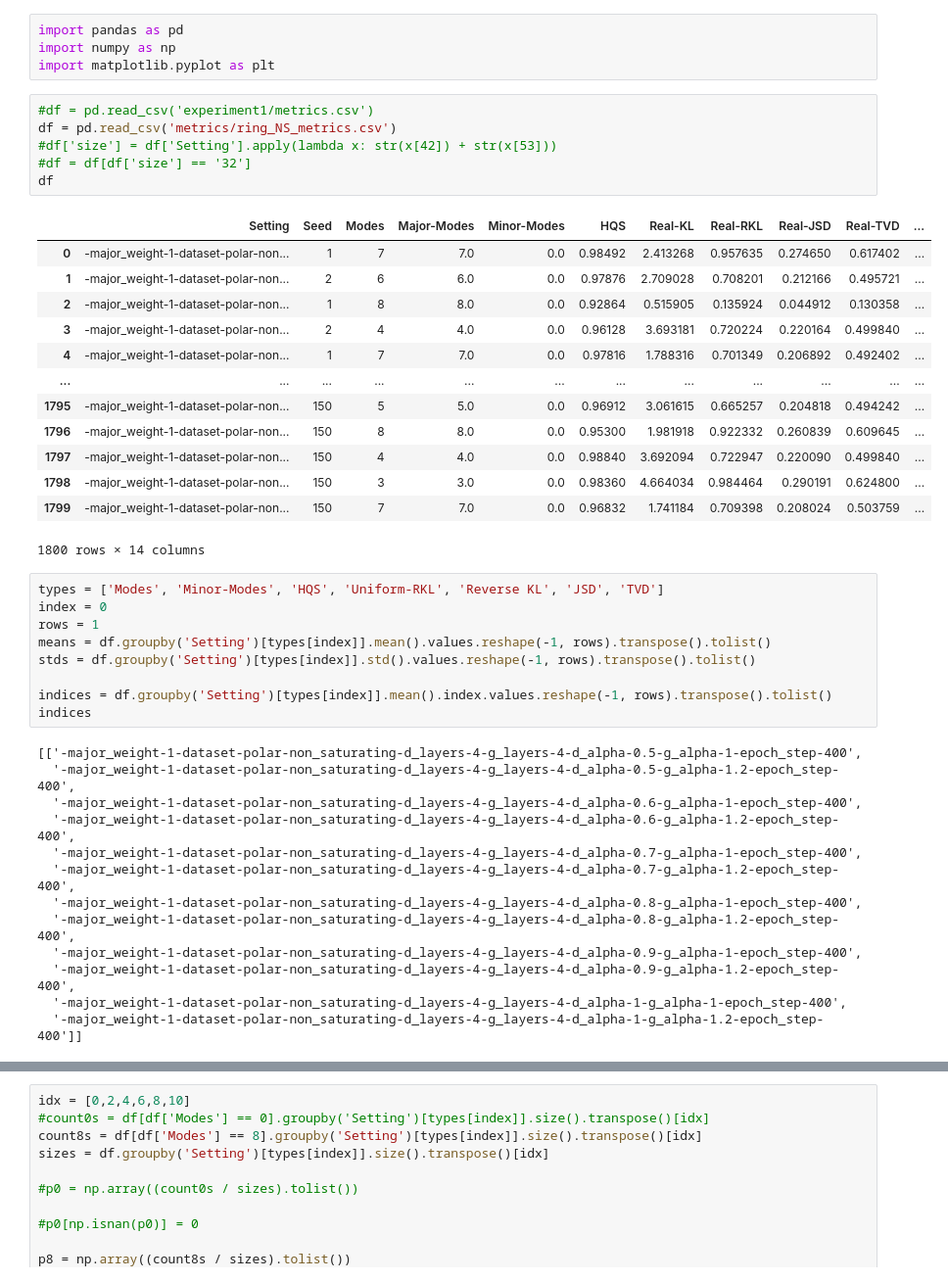
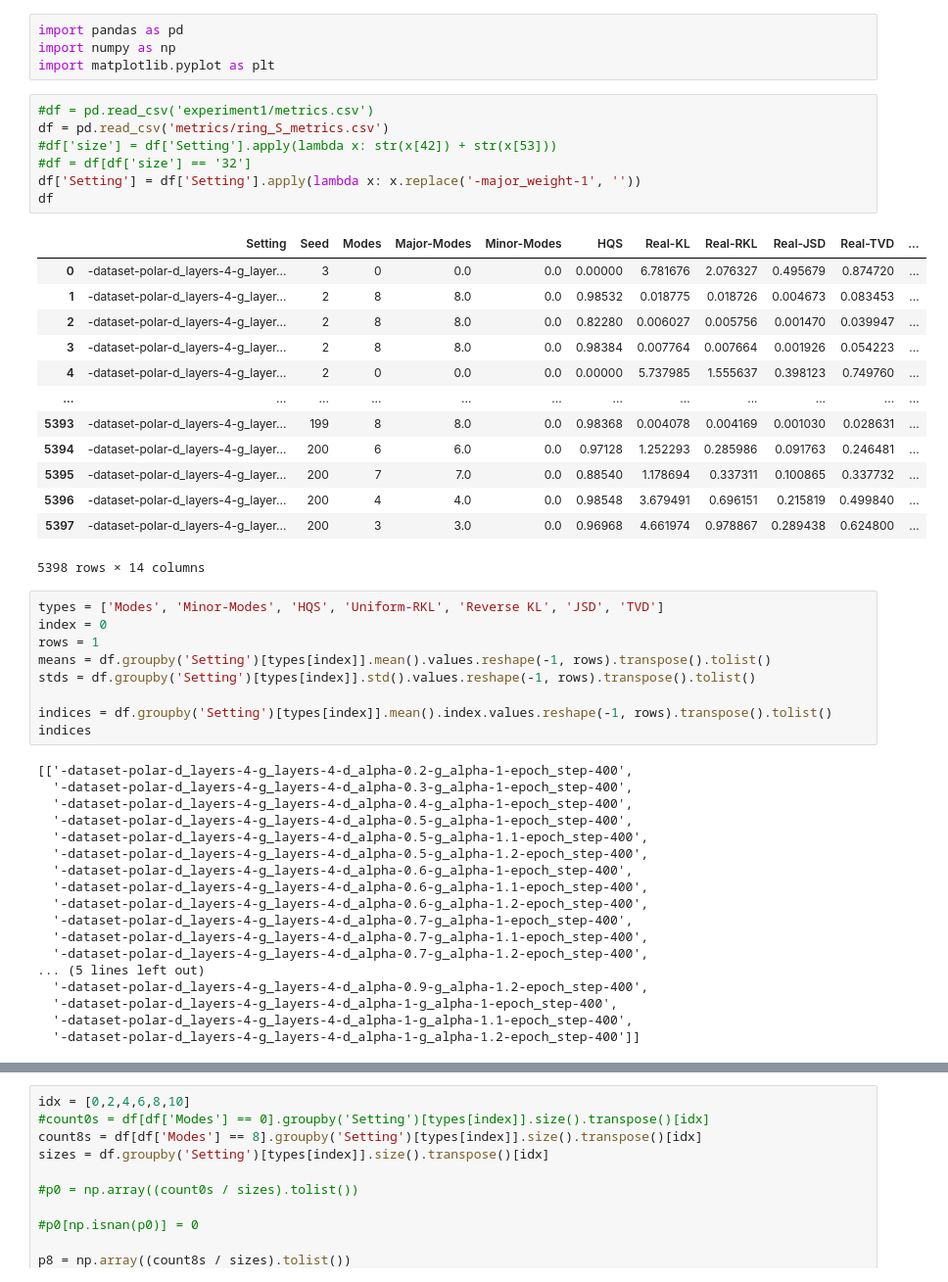
Before and after one commit to SankarLab/AlphaGan-Papers-Results, a Jupyter notebook: metric_processing.ipynb, the cells around one changed output, grey strips where cells are left out. Shown at 98% size. Cells and saved outputs as stored; diff of their text form.

```diff
--- a/metric_processing.ipynb
+++ b/metric_processing.ipynb
@@ -4,24 +4,25 @@ import numpy as np
 import matplotlib.pyplot as plt
 # %%
 #df = pd.read_csv('experiment1/metrics.csv')
-df = pd.read_csv('metrics/ring_NS_metrics.csv')
+df = pd.read_csv('metrics/ring_S_metrics.csv')
 #df['size'] = df['Setting'].apply(lambda x: str(x[42]) + str(x[53]))
 #df = df[df['size'] == '32']
+df['Setting'] = df['Setting'].apply(lambda x: x.replace('-major_weight-1', ''))
 df
 # %% [output]
 |  | Setting | Seed | Modes | Major-Modes | Minor-Modes | HQS | Real-KL | Real-RKL | Real-JSD | Real-TVD | ... |
-| 0 | -major_weight-1-dataset-polar-non... | 1 | 7 | 7.0 | 0.0 | 0.98492 | 2.413268 | 0.957635 | 0.274650 | 0.617402 | ... |
-| 1 | -major_weight-1-dataset-polar-non... | 2 | 6 | 6.0 | 0.0 | 0.97876 | 2.709028 | 0.708201 | 0.212166 | 0.495721 | ... |
-| 2 | -major_weight-1-dataset-polar-non... | 1 | 8 | 8.0 | 0.0 | 0.92864 | 0.515905 | 0.135924 | 0.044912 | 0.130358 | ... |
-| 3 | -major_weight-1-dataset-polar-non... | 2 | 4 | 4.0 | 0.0 | 0.96128 | 3.693181 | 0.720224 | 0.220164 | 0.499840 | ... |
-| 4 | -major_weight-1-dataset-polar-non... | 1 | 7 | 7.0 | 0.0 | 0.97816 | 1.788316 | 0.701349 | 0.206892 | 0.492402 | ... |
+| 0 | -dataset-polar-d_layers-4-g_layer... | 3 | 0 | 0.0 | 0.0 | 0.00000 | 6.781676 | 2.076327 | 0.495679 | 0.874720 | ... |
+| 1 | -dataset-polar-d_layers-4-g_layer... | 2 | 8 | 8.0 | 0.0 | 0.98532 | 0.018775 | 0.018726 | 0.004673 | 0.083453 | ... |
+| 2 | -dataset-polar-d_layers-4-g_layer... | 2 | 8 | 8.0 | 0.0 | 0.82280 | 0.006027 | 0.005756 | 0.001470 | 0.039947 | ... |
+| 3 | -dataset-polar-d_layers-4-g_layer... | 2 | 8 | 8.0 | 0.0 | 0.98384 | 0.007764 | 0.007664 | 0.001926 | 0.054223 | ... |
+| 4 | -dataset-polar-d_layers-4-g_layer... | 2 | 0 | 0.0 | 0.0 | 0.00000 | 5.737985 | 1.555637 | 0.398123 | 0.749760 | ... |
 | ... | ... | ... | ... | ... | ... | ... | ... | ... | ... | ... | ... |
-| 1795 | -major_weight-1-dataset-polar-non... | 150 | 5 | 5.0 | 0.0 | 0.96912 | 3.061615 | 0.665257 | 0.204818 | 0.494242 | ... |
-| 1796 | -major_weight-1-dataset-polar-non... | 150 | 8 | 8.0 | 0.0 | 0.95300 | 1.981918 | 0.922332 | 0.260839 | 0.609645 | ... |
-| 1797 | -major_weight-1-dataset-polar-non... | 150 | 4 | 4.0 | 0.0 | 0.98840 | 3.692094 | 0.722947 | 0.220090 | 0.499840 | ... |
-| 1798 | -major_weight-1-dataset-polar-non... | 150 | 3 | 3.0 | 0.0 | 0.98360 | 4.664034 | 0.984464 | 0.290191 | 0.624800 | ... |
-| 1799 | -major_weight-1-dataset-polar-non... | 150 | 7 | 7.0 | 0.0 | 0.96832 | 1.741184 | 0.709398 | 0.208024 | 0.503759 | ... |
+| 5393 | -dataset-polar-d_layers-4-g_layer... | 199 | 8 | 8.0 | 0.0 | 0.98368 | 0.004078 | 0.004169 | 0.001030 | 0.028631 | ... |
+| 5394 | -dataset-polar-d_layers-4-g_layer... | 200 | 6 | 6.0 | 0.0 | 0.97128 | 1.252293 | 0.285986 | 0.091763 | 0.246481 | ... |
+| 5395 | -dataset-polar-d_layers-4-g_layer... | 200 | 7 | 7.0 | 0.0 | 0.88540 | 1.178694 | 0.337311 | 0.100865 | 0.337732 | ... |
+| 5396 | -dataset-polar-d_layers-4-g_layer... | 200 | 4 | 4.0 | 0.0 | 0.98548 | 3.679491 | 0.696151 | 0.215819 | 0.499840 | ... |
+| 5397 | -dataset-polar-d_layers-4-g_layer... | 200 | 3 | 3.0 | 0.0 | 0.96968 | 4.661974 | 0.978867 | 0.289438 | 0.624800 | ... |
-1800 rows × 14 columns
+5398 rows × 14 columns
 # %%
 types = ['Modes', 'Minor-Modes', 'HQS', 'Uniform-RKL', 'Reverse KL', 'JSD', 'TVD']
 index = 0
@@ -32,16 +33,21 @@ stds = df.groupby('Setting')[types[index]].std().values.reshape(-1, rows).transp
 indices = df.groupby('Setting')[types[index]].mean().index.values.reshape(-1, rows).transpose().tolist()
 indices
 # %% [output]
-[['-major_weight-1-dataset-polar-non_saturating-d_layers-4-g_layers-4-d_alpha-0.5-g_alpha-1-epoch_step-400',
-  '-major_weight-1-dataset-polar-non_saturating-d_layers-4-g_layers-4-d_alpha-0.5-g_alpha-1.2-epoch_step-400',
-  '-major_weight-1-dataset-polar-non_saturating-d_layers-4-g_layers-4-d_alpha-0.6-g_alpha-1-epoch_step-400',
-  '-major_weight-1-dataset-polar-non_saturating-d_layers-4-g_layers-4-d_alpha-0.6-g_alpha-1.2-epoch_step-400',
-  '-major_weight-1-dataset-polar-non_saturating-d_layers-4-g_layers-4-d_alpha-0.7-g_alpha-1-epoch_step-400',
-  '-major_weight-1-dataset-polar-non_saturating-d_layers-4-g_layers-4-d_alpha-0.7-g_alpha-1.2-epoch_step-400',
-  '-major_weight-1-dataset-polar-non_saturating-d_layers-4-g_layers-4-d_alpha-0.8-g_alpha-1-epoch_step-400',
-  '-major_weight-1-dataset-polar-non_saturating-d_layers-4-g_layers-4-d_alpha-0.8-g_alpha-1.2-epoch_step-400',
-  '-major_weight-1-dataset-polar-non_saturating-d_layers-4-g_layers-4-d_alpha-0.9-g_alpha-1-epoch_step-400',
-  '-major_weight-1-dataset-polar-non_saturating-d_layers-4-g_layers-4-d_alpha-0.9-g_alpha-1.2-epoch_step-400',
-  '-major_weight-1-dataset-polar-non_saturating-d_layers-4-g_layers-4-d_alpha-1-g_alpha-1-epoch_step-400',
-  '-major_weight-1-dataset-polar-non_saturating-d_layers-4-g_layers-4-d_alpha-1-g_alpha-1.2-epoch_step-400']]
+[['-dataset-polar-d_layers-4-g_layers-4-d_alpha-0.2-g_alpha-1-epoch_step-400',
+  '-dataset-polar-d_layers-4-g_layers-4-d_alpha-0.3-g_alpha-1-epoch_step-400',
+  '-dataset-polar-d_layers-4-g_layers-4-d_alpha-0.4-g_alpha-1-epoch_step-400',
+  '-dataset-polar-d_layers-4-g_layers-4-d_alpha-0.5-g_alpha-1-epoch_step-400',
+  '-dataset-polar-d_layers-4-g_layers-4-d_alpha-0.5-g_alpha-1.1-epoch_step-400',
+  '-dataset-polar-d_layers-4-g_layers-4-d_alpha-0.5-g_alpha-1.2-epoch_step-400',
+  '-dataset-polar-d_layers-4-g_layers-4-d_alpha-0.6-g_alpha-1-epoch_step-400',
+  '-dataset-polar-d_layers-4-g_layers-4-d_alpha-0.6-g_alpha-1.1-epoch_step-400',
+  '-dataset-polar-d_layers-4-g_layers-4-d_alpha-0.6-g_alpha-1.2-epoch_step-400',
+  '-dataset-polar-d_layers-4-g_layers-4-d_alpha-0.7-g_alpha-1-epoch_step-400',
+  '-dataset-polar-d_layers-4-g_layers-4-d_alpha-0.7-g_alpha-1.1-epoch_step-400',
+  '-dataset-polar-d_layers-4-g_layers-4-d_alpha-0.7-g_alpha-1.2-epoch_step-400',
+... (5 lines left out)
+  '-dataset-polar-d_layers-4-g_layers-4-d_alpha-0.9-g_alpha-1.2-epoch_step-400',
+  '-dataset-polar-d_layers-4-g_layers-4-d_alpha-1-g_alpha-1-epoch_step-400',
+  '-dataset-polar-d_layers-4-g_layers-4-d_alpha-1-g_alpha-1.1-epoch_step-400',
+  '-dataset-polar-d_layers-4-g_layers-4-d_alpha-1-g_alpha-1.2-epoch_step-400']]
 # %%
```
Also changed, not shown: parts of 20 cells of this notebook, 19 other files.
